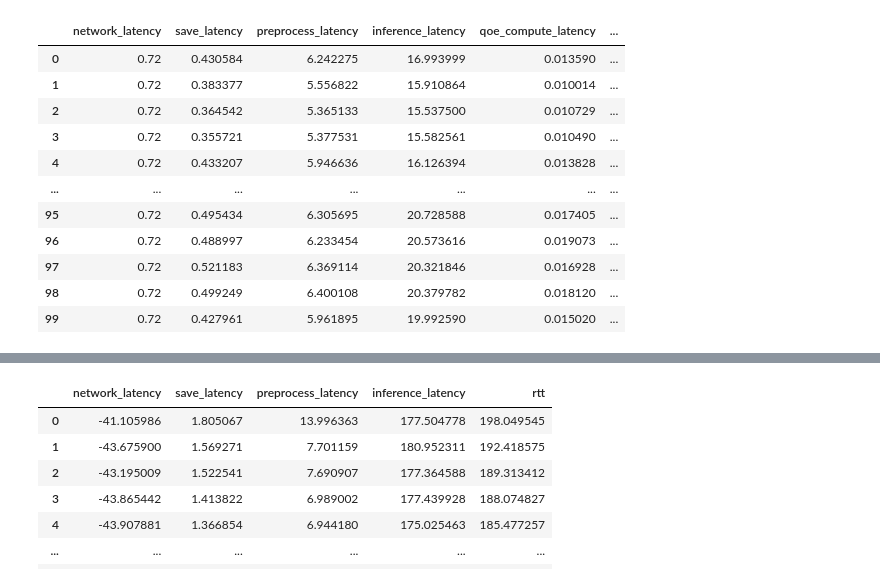
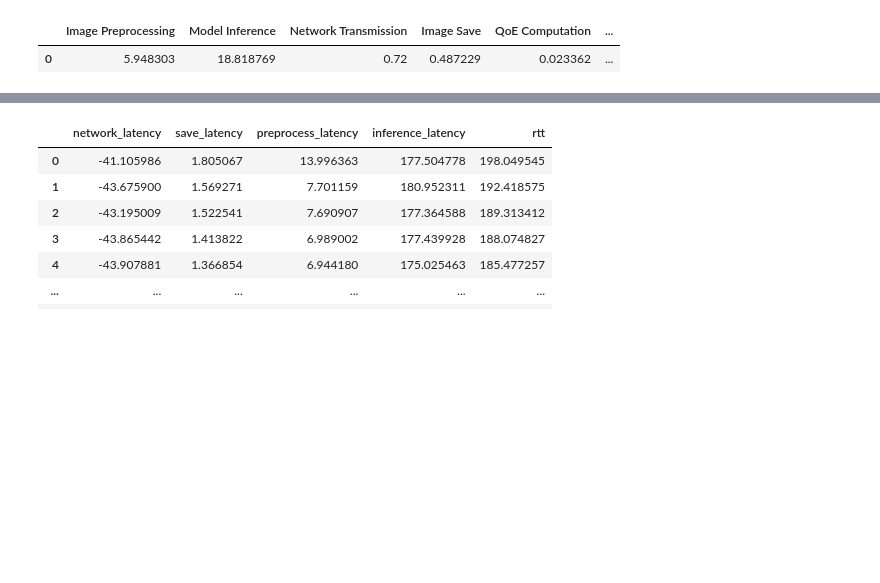
Before and after one commit to Data-to-Insight-Center/ckn-edge-optimization, a Jupyter notebook: micro_benchmarking/results/analysis.ipynb, the cells around one changed output, grey strips where cells are left out. Cells and saved outputs as stored; diff of their text form; code cells hidden in the pictures; blank space fills up the shorter version.

Commit message:
update model_id

```diff
--- a/micro_benchmarking/results/analysis.ipynb
+++ b/micro_benchmarking/results/analysis.ipynb
@@ -40,31 +1,77 @@ KeyError: 'model'
 # %%
-def calculate_latencies_ckn(df):
-    df["network_latency"] = 0.720
-    df["save_latency"] = (df["image_save_at"] - df["server_receive_at"]) * 1000
-    df["preprocess_latency"] = (df["image_preprocessed_at"] - df["image_save_at"]) * 1000
-    df["inference_latency"] = (df["image_predicted_at"] - df["image_preprocessed_at"]) * 1000
-    df["qoe_compute_latency"] = (df["qoe_computed_at"] - df["image_predicted_at"]) * 1000
-    df["broker_latency"] = (df["broker_produced_at"] - df["qoe_computed_at"]) * 1000
-    df["total_latency"] = df["network_latency"] + df["save_latency"] + df["preprocess_latency"] + df["inference_latency"] + df["qoe_compute_latency"] + df["broker_latency"]
-    df["rtt"] = (df["client_receive_at"] - df["client_send_at"]) * 1000
-    df["rtt - total_latency"] = df["rtt"] - df["total_latency"]
-
-    return df[["network_latency", "save_latency", "preprocess_latency", "inference_latency", "qoe_compute_latency", "broker_latency", "total_latency", "rtt", "rtt - total_latency"]]
+import pandas as pd
+import matplotlib.pyplot as plt
 
 
-mobilenet_v3_small_ckn = pd.read_csv("mobilenet_ckn.csv")
-mobilenet_v3_small_ckn = calculate_latencies_ckn(mobilenet_v3_small_ckn)
-mobilenet_v3_small_ckn
+
+def calculate_latencies_ckn(df):
+    df["Network Transmission"] = 0.720
+    df["Image Save"] = (df["image_save_at"] - df["server_receive_at"]) * 1000
+    df["Image Preprocessing"] = (df["image_preprocessed_at"] - df["image_save_at"]) * 1000
+    df["Model Inference"] = (df["image_predicted_at"] - df["image_preprocessed_at"]) * 1000
+    df["QoE Computation"] = (df["qoe_computed_at"] - df["image_predicted_at"]) * 1000
+    df["Broker Handling"] = (df["broker_produced_at"] - df["qoe_computed_at"]) * 1000
+    df["Total"] = (
+            df["Network Transmission"] +
+            df["Image Save"] +
+            df["Image Preprocessing"] +
+            df["Model Inference"] +
+            df["QoE Computation"] +
+            df["Broker Handling"]
+    )
+    df["RTT"] = (df["client_receive_at"] - df["client_send_at"]) * 1000
+    df["Other Overhead"] = df["RTT"] - df["Total"]
+
+    return df[[
+        "Image Preprocessing",
+        "Model Inference",
+        "Network Transmission",
+        "Image Save",
+        "QoE Computation",
+        "Broker Handling",
+        "Total",
+        "RTT",
+        "Other Overhead"
+    ]]
+
+
+results_ckn = pd.read_csv("results_flask_ckn.csv")
+results_ckn = calculate_latencies_ckn(results_ckn)
+results_ckn = results_ckn.mean().to_frame().T
+display(results_ckn)
+results_ckn = results_ckn.drop(columns=["RTT", "Total"])
+
+results_rest = pd.read_csv("results_flask.csv")
+results_rest = calculate_latencies_ckn(results_rest)
+results_rest = results_rest.mean().to_frame().T
+display(results_rest)
+results_rest = results_rest.drop(columns=["RTT", "Total"])
+
+# results_fastapi_ckn = pd.read_csv("results_fast_ckn.csv")
+# results_fastapi_ckn = calculate_latencies_ckn(results_fastapi_ckn)
+# results_fastapi_ckn = results_fastapi_ckn.mean().to_frame().T
+# display(results_fastapi_ckn)
+# results_fastapi_ckn = results_fastapi_ckn.drop(columns=["RTT", "Total"])
+
+# Combine the results into a single DataFrame
+results_ckn[""] = "CKN (Flask)"
+results_rest[""] = "Flask (Without instrumentation)"
+# results_fastapi_ckn[""] = "CKN (FastAPI)"
+
+combined_results = pd.concat([results_ckn, results_rest])
+combined_results = combined_results.set_index("")
+
+# Plotting the combined results
+plt.figure(figsize=(12, 7))
+ax = combined_results.plot(kind='bar', stacked=True, figsize=(12, 7))
+plt.ylabel("Round Trip Time (ms)")
+plt.title("Latency Breakdown for MobileNetV3")
+plt.xticks(rotation=0)
+plt.legend(loc='best', bbox_to_anchor=(1, 1), title="Latency Components")
+plt.tight_layout()
+
+# Show the plot
+plt.show()
 # %% [output]
-|  | network_latency | save_latency | preprocess_latency | inference_latency | qoe_compute_latency | ... |
-| 0 | 0.72 | 0.430584 | 6.242275 | 16.993999 | 0.013590 | ... |
-| 1 | 0.72 | 0.383377 | 5.556822 | 15.910864 | 0.010014 | ... |
-| 2 | 0.72 | 0.364542 | 5.365133 | 15.537500 | 0.010729 | ... |
-| 3 | 0.72 | 0.355721 | 5.377531 | 15.582561 | 0.010490 | ... |
-| 4 | 0.72 | 0.433207 | 5.946636 | 16.126394 | 0.013828 | ... |
-| ... | ... | ... | ... | ... | ... | ... |
-| 95 | 0.72 | 0.495434 | 6.305695 | 20.728588 | 0.017405 | ... |
-| 96 | 0.72 | 0.488997 | 6.233454 | 20.573616 | 0.019073 | ... |
-| 97 | 0.72 | 0.521183 | 6.369114 | 20.321846 | 0.016928 | ... |
-| 98 | 0.72 | 0.499249 | 6.400108 | 20.379782 | 0.018120 | ... |
-| 99 | 0.72 | 0.427961 | 5.961895 | 19.992590 | 0.015020 | ... |
+|  | Image Preprocessing | Model Inference | Network Transmission | Image Save | QoE Computation | ... |
+| 0 | 5.948303 | 18.818769 | 0.72 | 0.487229 | 0.023362 | ... |
```
Also changed, not shown: parts of 3 cells of this notebook, 23 other files.
